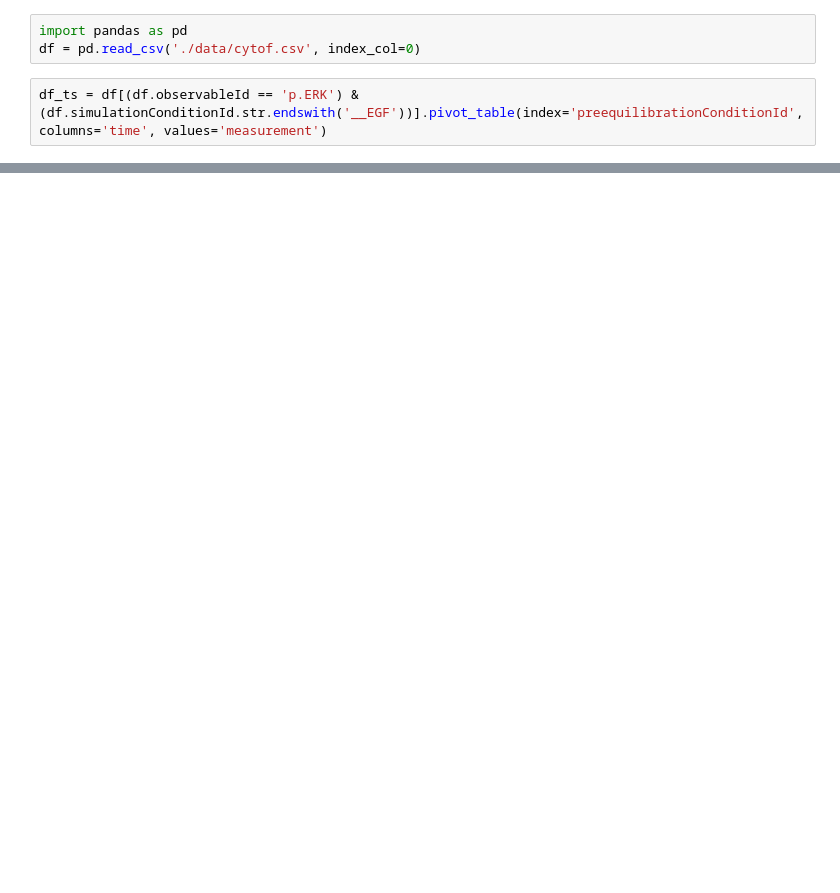
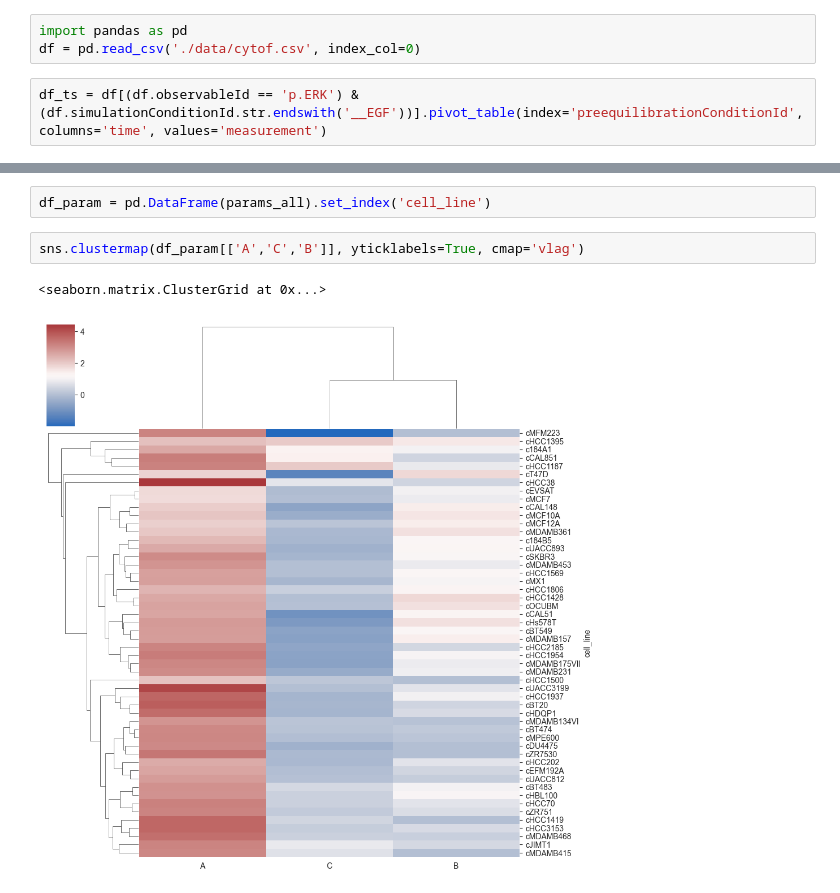
Before and after one commit to frohlich-lab/DeepMechanisticModels, a Jupyter notebook: analysis_response.ipynb, the cells around one changed output, grey strips where cells are left out. Saved outputs shown, nothing was run; the diff lists cells and outputs as text; blank space fills up the shorter version.

```diff
--- a/analysis_response.ipynb
+++ b/analysis_response.ipynb
@@ -145,0 +171,7 @@ Fitted params:
+# %%
+df_param = pd.DataFrame(params_all).set_index('cell_line')
+# %%
+sns.clustermap(df_param[['A','C','B']], yticklabels=True, cmap='vlag')
+# %% [output]
+<seaborn.matrix.ClusterGrid at 0x...>
+[figure, added]
```
Also changed, not shown: parts of 27 cells of this notebook.
